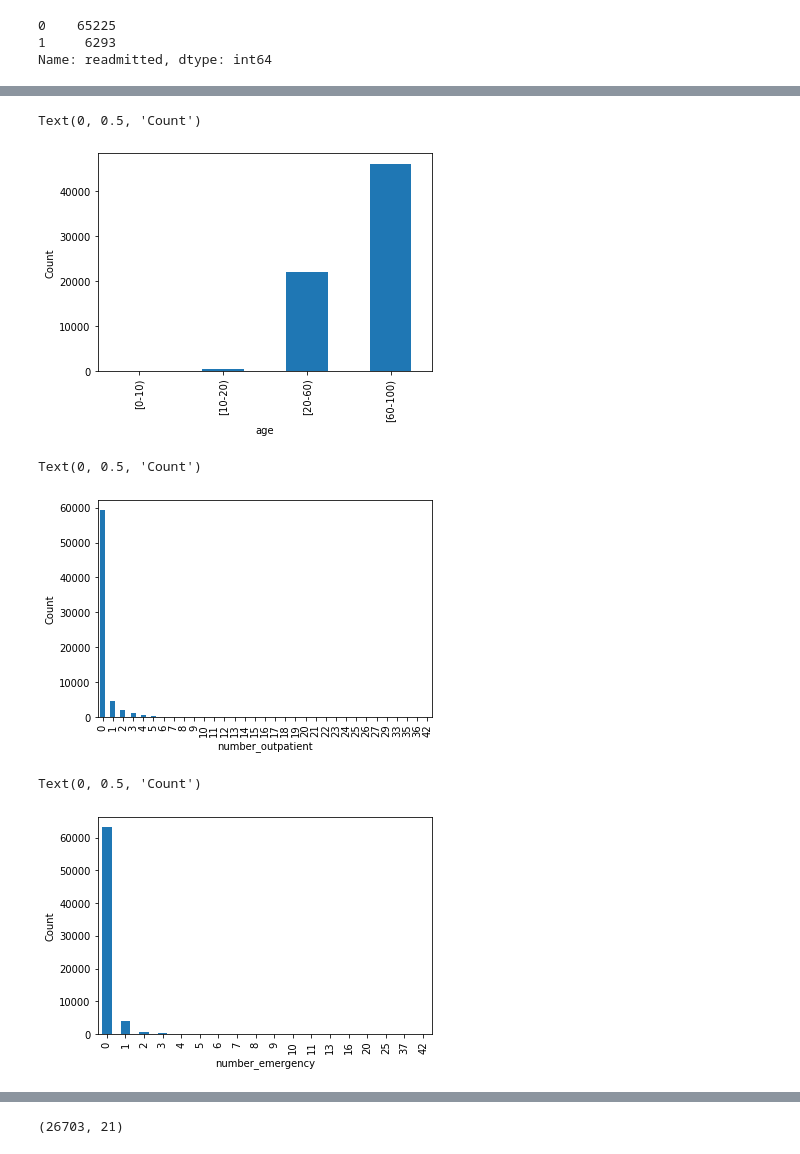
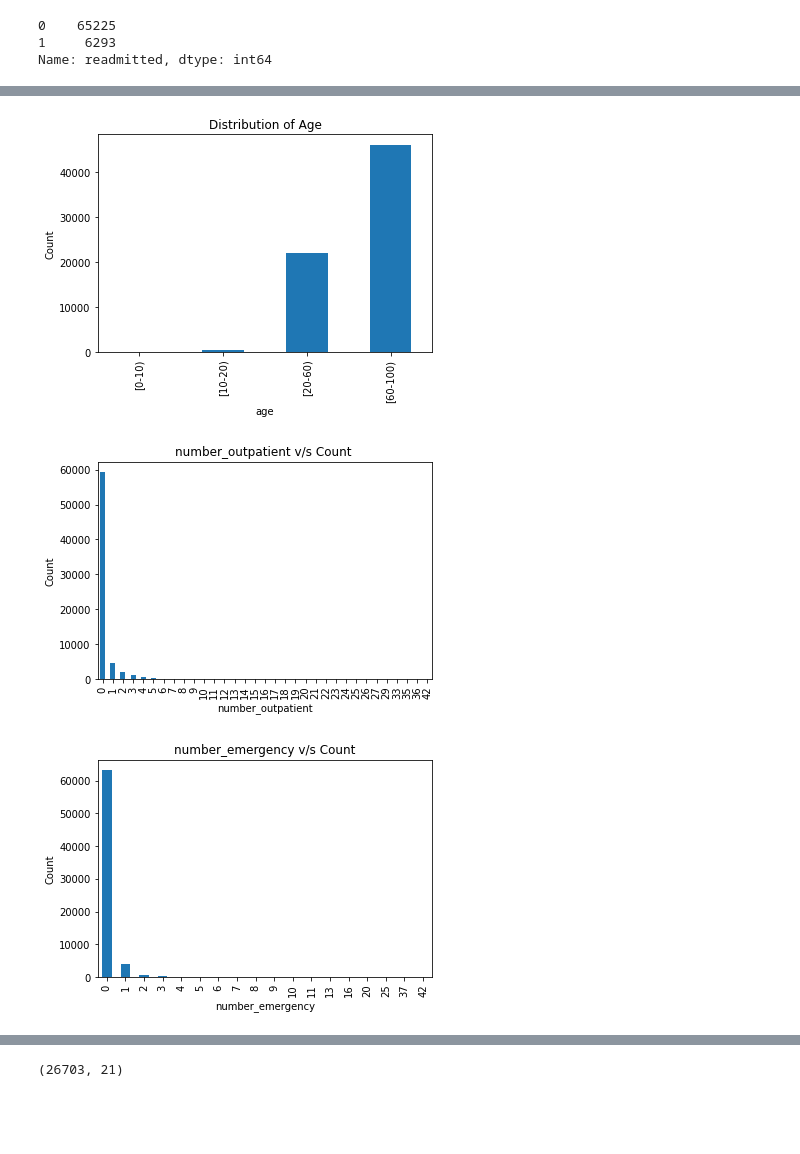
Before and after one commit to visionnlp/Diabetes-Data-Analysis, a Jupyter notebook: Diabetes Data Analysis.ipynb, the cells around one changed output, grey strips where cells are left out. Drawn from its saved outputs; the diff is of its cells as text; code cells hidden in the pictures; blank space fills up the shorter version.

```diff
--- a/Diabetes Data Analysis.ipynb
+++ b/Diabetes Data Analysis.ipynb
@@ -131,25 +126,28 @@ Text(0, 0.5, 'Count')
 # %%
 # Recategorize 'age' so that the population is more evenly distributed
 data['age'] = pd.Series(['[20-60)' if val in ['[20-30)', '[30-40)', '[40-50)', '[50-60)'] else val
                          for val in data['age']], index=data.index)
 data['age'] = pd.Series(['[60-100)' if val in ['[60-70)','[70-80)','[80-90)', '[90-100)'] else val
                          for val in data['age']], index=data.index)
 data.groupby('age').size().plot(kind='bar')
 plt.ylabel('Count')
+plt.title("Distribution of Age")
+plt.show()
 # %% [output]
-Text(0, 0.5, 'Count')
-[figure, old version]
+[figure, new version]
 # %%
 data.groupby('number_outpatient').size().plot(kind='bar')
 plt.ylabel('Count')
+plt.title("number_outpatient v/s Count ")
+plt.show()
 # %% [output]
-Text(0, 0.5, 'Count')
-[figure, old version]
+[figure, new version]
 # %%
 data.groupby('number_emergency').size().plot(kind='bar')
+plt.title("number_emergency v/s Count")
 plt.ylabel('Count')
+plt.show()
 # %% [output]
-Text(0, 0.5, 'Count')
-[figure, old version]
+[figure, new version]
 # %%
 data.groupby('number_inpatient').size().plot(kind='bar')
```
Also changed, not shown: parts of 30 cells of this notebook.
